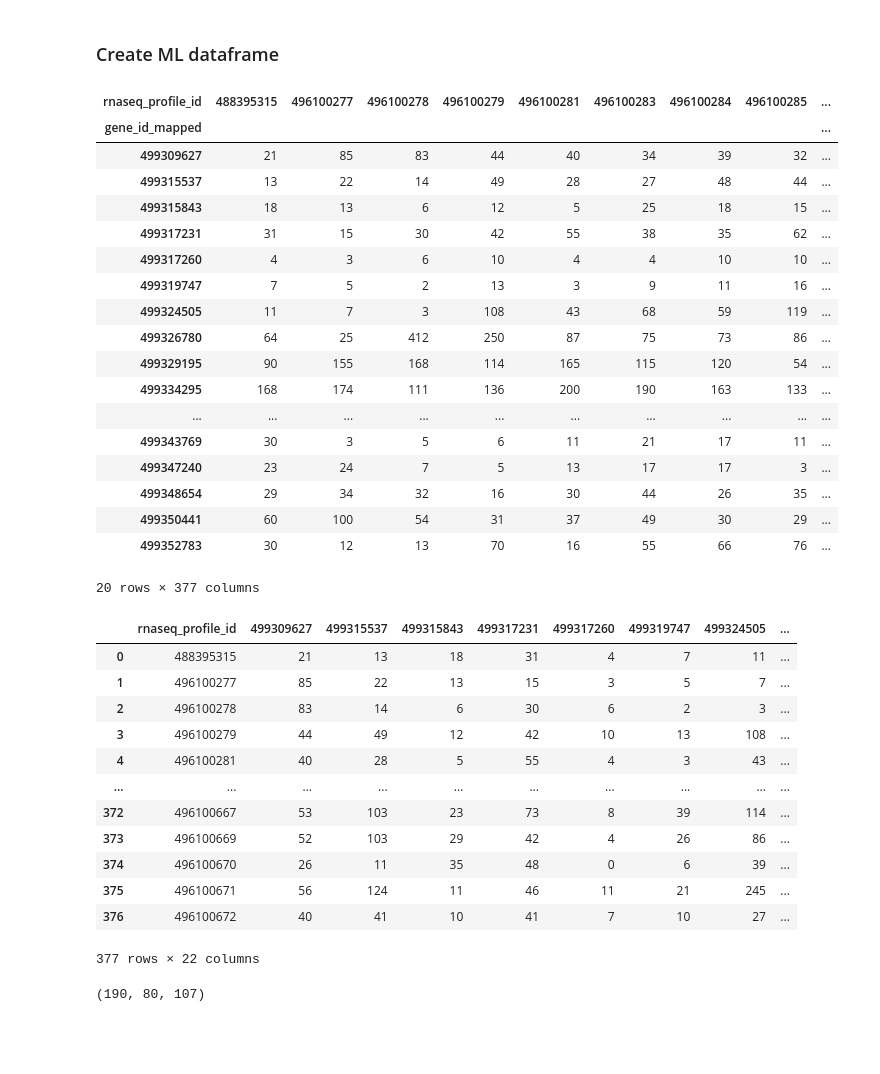
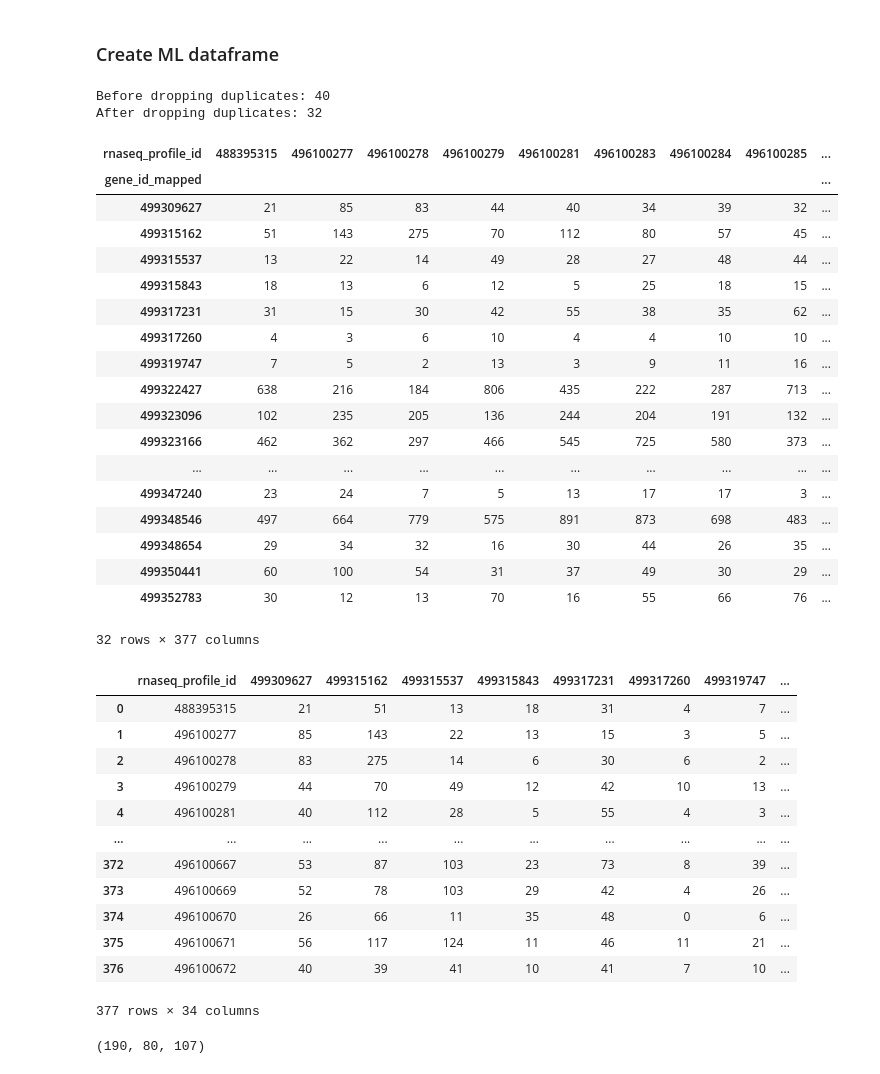
Before and after one commit to clmangham/aging_dementia_tbi, a Jupyter notebook: notebooks/ML_binary_classification.ipynb, the cells around one changed output. Saved outputs shown, nothing was run; the diff lists cells and outputs as text; code cells hidden in the pictures; blank space fills up the shorter version.

```diff
--- a/notebooks/ML_binary_classification.ipynb
+++ b/notebooks/ML_binary_classification.ipynb
@@ -99,49 +99,58 @@ Name: count, dtype: int64
 # %%
 counts = pd.read_pickle('../data/interim/PyDeseq2/ct_matrix.pkl')
 top_genes = pd.read_pickle('../data/interim/PyDeseq2/top_bottom_ten_sigs.pkl')
+lv_genes = pd.read_pickle('../data/interim/lv_genes')
+# %%
+print('Before dropping duplicates:',len(pd.concat((top_genes.gene_id, lv_genes.iloc[:,0]))))
+print('After dropping duplicates:', len(pd.concat((top_genes.gene_id, lv_genes.iloc[:,0])).drop_duplicates()))
+# %% [output]
+Before dropping duplicates: 40
+After dropping duplicates: 32
+# %%
+gene_list = pd.concat((top_genes.gene_id, lv_genes.iloc[:,0])).drop_duplicates().values
 # %%
 # Filter by top genes (top and bottom 10)
-ml_df = counts[counts.index.isin(top_genes.gene_id)].copy()
+ml_df = counts[counts.index.isin(gene_list)].copy()
 ml_df
 # %% [output]
 | rnaseq_profile_id | 488395315 | 496100277 | 496100278 | 496100279 | 496100281 | 496100283 | 496100284 | 496100285 | ... |
 | gene_id_mapped |  |  |  |  |  |  |  |  | ... |
 | 499309627 | 21 | 85 | 83 | 44 | 40 | 34 | 39 | 32 | ... |
+| 499315162 | 51 | 143 | 275 | 70 | 112 | 80 | 57 | 45 | ... |
 | 499315537 | 13 | 22 | 14 | 49 | 28 | 27 | 48 | 44 | ... |
 | 499315843 | 18 | 13 | 6 | 12 | 5 | 25 | 18 | 15 | ... |
 | 499317231 | 31 | 15 | 30 | 42 | 55 | 38 | 35 | 62 | ... |
 | 499317260 | 4 | 3 | 6 | 10 | 4 | 4 | 10 | 10 | ... |
 | 499319747 | 7 | 5 | 2 | 13 | 3 | 9 | 11 | 16 | ... |
-| 499324505 | 11 | 7 | 3 | 108 | 43 | 68 | 59 | 119 | ... |
-| 499326780 | 64 | 25 | 412 | 250 | 87 | 75 | 73 | 86 | ... |
-| 499329195 | 90 | 155 | 168 | 114 | 165 | 115 | 120 | 54 | ... |
-| 499334295 | 168 | 174 | 111 | 136 | 200 | 190 | 163 | 133 | ... |
+| 499322427 | 638 | 216 | 184 | 806 | 435 | 222 | 287 | 713 | ... |
+| 499323096 | 102 | 235 | 205 | 136 | 244 | 204 | 191 | 132 | ... |
+| 499323166 | 462 | 362 | 297 | 466 | 545 | 725 | 580 | 373 | ... |
 | ... | ... | ... | ... | ... | ... | ... | ... | ... | ... |
-| 499343769 | 30 | 3 | 5 | 6 | 11 | 21 | 17 | 11 | ... |
 | 499347240 | 23 | 24 | 7 | 5 | 13 | 17 | 17 | 3 | ... |
+| 499348546 | 497 | 664 | 779 | 575 | 891 | 873 | 698 | 483 | ... |
 | 499348654 | 29 | 34 | 32 | 16 | 30 | 44 | 26 | 35 | ... |
 | 499350441 | 60 | 100 | 54 | 31 | 37 | 49 | 30 | 29 | ... |
 | 499352783 | 30 | 12 | 13 | 70 | 16 | 55 | 66 | 76 | ... |
-20 rows × 377 columns
+32 rows × 377 columns
 # %%
 # Transform and apply conditions (y_label)
 ml_df = ml_df.T.reset_index().rename_axis(None, axis = 1)
 ml_df['Condition'] = samples['Condition']
 ml_df
 # %% [output]
-|  | rnaseq_profile_id | 499309627 | 499315537 | 499315843 | 499317231 | 499317260 | 499319747 | 499324505 | ... |
-| 0 | 488395315 | 21 | 13 | 18 | 31 | 4 | 7 | 11 | ... |
-| 1 | 496100277 | 85 | 22 | 13 | 15 | 3 | 5 | 7 | ... |
-| 2 | 496100278 | 83 | 14 | 6 | 30 | 6 | 2 | 3 | ... |
-| 3 | 496100279 | 44 | 49 | 12 | 42 | 10 | 13 | 108 | ... |
-| 4 | 496100281 | 40 | 28 | 5 | 55 | 4 | 3 | 43 | ... |
+|  | rnaseq_profile_id | 499309627 | 499315162 | 499315537 | 499315843 | 499317231 | 499317260 | 499319747 | ... |
+| 0 | 488395315 | 21 | 51 | 13 | 18 | 31 | 4 | 7 | ... |
+| 1 | 496100277 | 85 | 143 | 22 | 13 | 15 | 3 | 5 | ... |
+| 2 | 496100278 | 83 | 275 | 14 | 6 | 30 | 6 | 2 | ... |
+| 3 | 496100279 | 44 | 70 | 49 | 12 | 42 | 10 | 13 | ... |
+| 4 | 496100281 | 40 | 112 | 28 | 5 | 55 | 4 | 3 | ... |
 | ... | ... | ... | ... | ... | ... | ... | ... | ... | ... |
-| 372 | 496100667 | 53 | 103 | 23 | 73 | 8 | 39 | 114 | ... |
-| 373 | 496100669 | 52 | 103 | 29 | 42 | 4 | 26 | 86 | ... |
-| 374 | 496100670 | 26 | 11 | 35 | 48 | 0 | 6 | 39 | ... |
-| 375 | 496100671 | 56 | 124 | 11 | 46 | 11 | 21 | 245 | ... |
-| 376 | 496100672 | 40 | 41 | 10 | 41 | 7 | 10 | 27 | ... |
+| 372 | 496100667 | 53 | 87 | 103 | 23 | 73 | 8 | 39 | ... |
+| 373 | 496100669 | 52 | 78 | 103 | 29 | 42 | 4 | 26 | ... |
+| 374 | 496100670 | 26 | 66 | 11 | 35 | 48 | 0 | 6 | ... |
+| 375 | 496100671 | 56 | 117 | 124 | 11 | 46 | 11 | 21 | ... |
+| 376 | 496100672 | 40 | 39 | 41 | 10 | 41 | 7 | 10 | ... |
-377 rows × 22 columns
+377 rows × 34 columns
 # %%
 #samples (rna_profile_ids) by donor data splt
 train_samples = samples[samples['donor_id'].isin(train_ids)]['rnaseq_profile_id']
```
Also changed, not shown: parts of 22 cells of this notebook.
